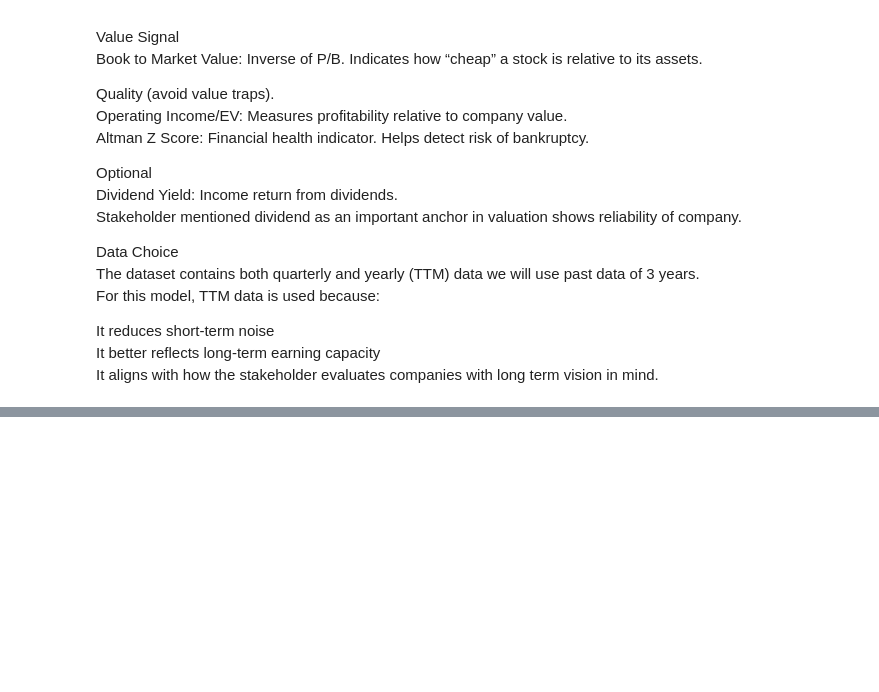
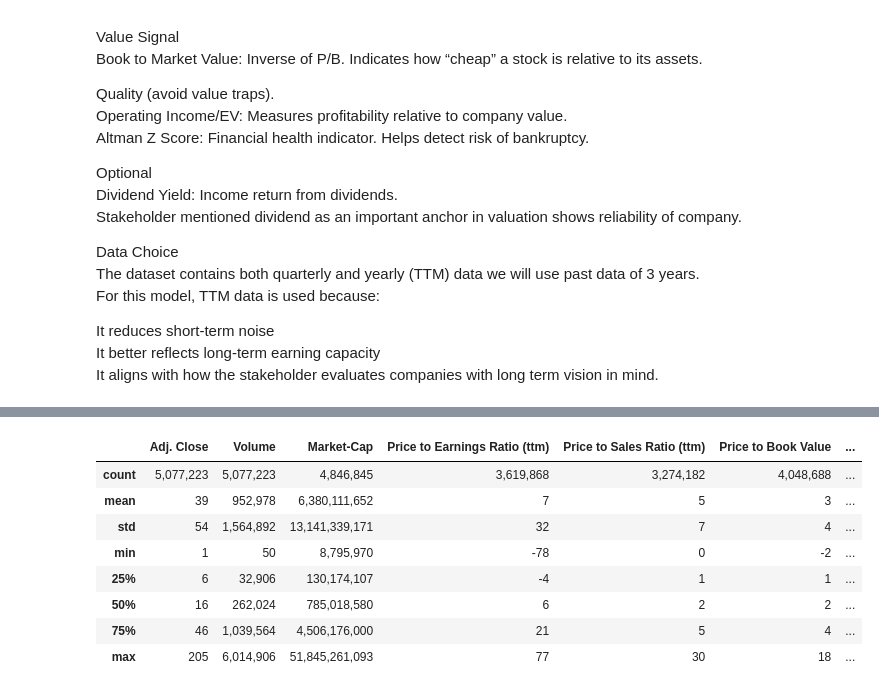
Before and after one commit to ayoub-lafhailat/Value-Investing, a Jupyter notebook: Value Investing Model.ipynb, the cells around one changed output, grey strips where cells are left out. Drawn from its saved outputs; the diff is of its cells as text; code cells hidden in the pictures; blank space fills up the shorter version.

```diff
--- a/Value Investing Model.ipynb
+++ b/Value Investing Model.ipynb
@@ -138,0 +140,19 @@ df.sample(10)
+# %%
+for col in df.select_dtypes(include="number").columns:
+    df[col] = df[col].clip(
+        df[col].quantile(0.05),
+        df[col].quantile(0.95)
+    )
+#format numbers understandable
+pd.options.display.float_format = '{:,.0f}'.format
+df.describe()
+# %% [output]
+|  | Adj. Close | Volume | Market-Cap | Price to Earnings Ratio (ttm) | Price to Sales Ratio (ttm) | Price to Book Value | ... |
+| count | 5,077,223 | 5,077,223 | 4,846,845 | 3,619,868 | 3,274,182 | 4,048,688 | ... |
+| mean | 39 | 952,978 | 6,380,111,652 | 7 | 5 | 3 | ... |
+| std | 54 | 1,564,892 | 13,141,339,171 | 32 | 7 | 4 | ... |
+| min | 1 | 50 | 8,795,970 | -78 | 0 | -2 | ... |
+| 25% | 6 | 32,906 | 130,174,107 | -4 | 1 | 1 | ... |
+| 50% | 16 | 262,024 | 785,018,580 | 6 | 2 | 2 | ... |
+| 75% | 46 | 1,039,564 | 4,506,176,000 | 21 | 5 | 4 | ... |
+| max | 205 | 6,014,906 | 51,845,261,093 | 77 | 30 | 18 | ... |
```
Also changed, not shown: parts of 15 cells of this notebook.
